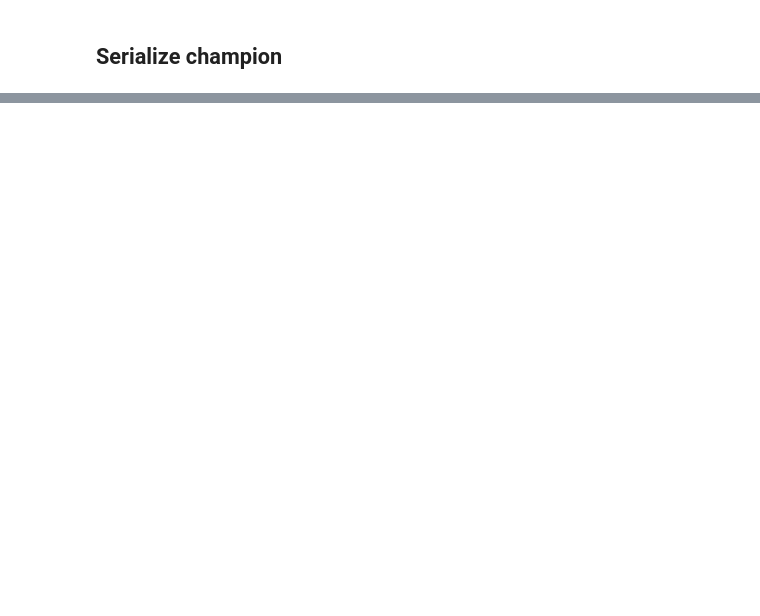
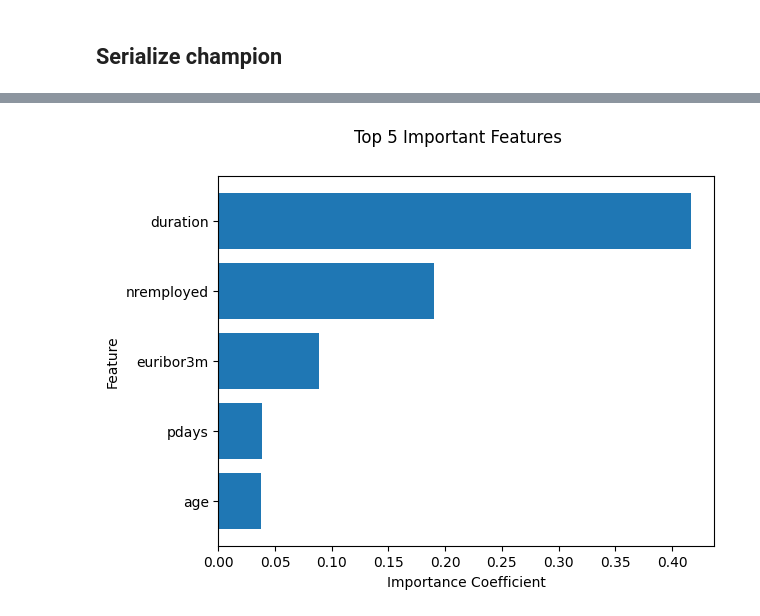
Before and after one commit to gandhali-munshi/clientstermdeposit, a Jupyter notebook: code/ML.ipynb, the cells around one changed output, grey strips where cells are left out. Cells and saved outputs as stored; diff of their text form; code cells hidden in the pictures; blank space fills up the shorter version.

Commit message:
Added feature importance of champion

```diff
--- a/code/ML.ipynb
+++ b/code/ML.ipynb
@@ -209,0 +215,2 @@ tvsModel_gbt.save(r'../models/gbt')
+# %%
+feature_importance = pd.Series(tvsModel_gbt.bestModel.featureImportances.toArray())
@@ -209,0 +234,5 @@ tvsModel_gbt.save(r'../models/gbt')
+# %%
+feature_importance.sort()
+# %%
+# top 5 important features
+most_important = feature_importance.sort_values(ascending=False).reset_index().loc[:4]
@@ -209,0 +248,13 @@ tvsModel_gbt.save(r'../models/gbt')
+# %%
+most_important['index'] = ['duration', 'nremployed', 'euribor3m', 'pdays', 'age']
+most_important.columns = ['feature', 'importance']
+most_important = most_important.sort_values('importance')
+# %%
+fig, ax = plt.subplots(1,1)
+ax.barh(most_important['feature'], most_important['importance'])
+fig.suptitle('Top 5 Important Features')
+ax.set_ylabel('Feature')
+ax.set_xlabel('Importance Coefficient')
+plt.show()
+# %% [output]
+[figure, added]
```
Also changed, not shown: parts of 17 cells of this notebook.
